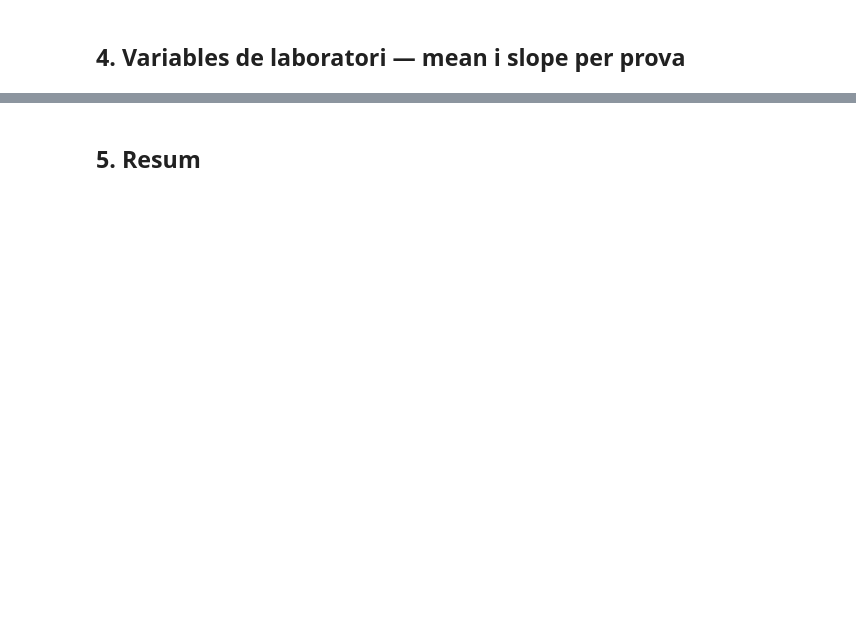
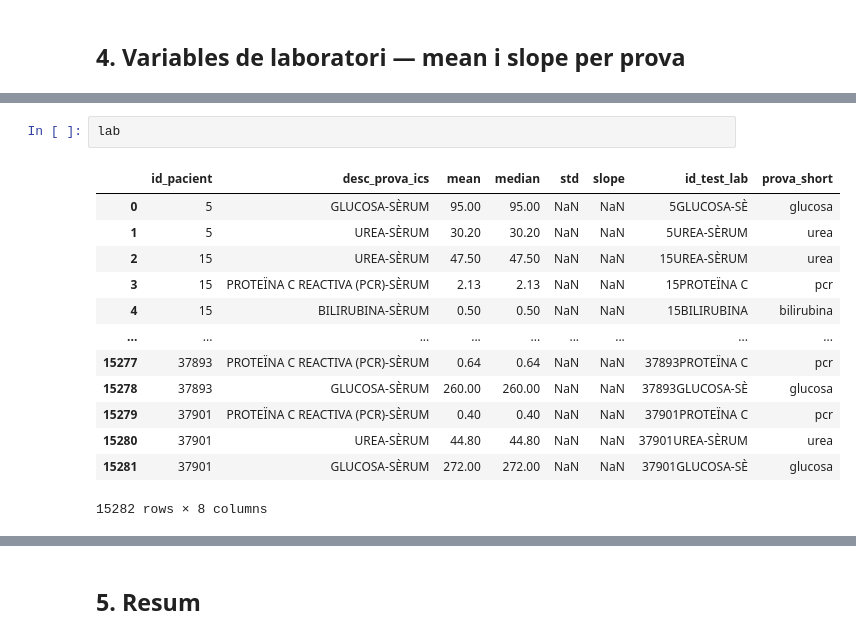
Before and after one commit to Marc-yes/TFG_MarcRoda, a Jupyter notebook: data/build_dataset.ipynb, the cells around one changed output, grey strips where cells are left out. Saved outputs shown, nothing was run; the diff lists cells and outputs as text; blank space fills up the shorter version.

```diff
--- a/data/build_dataset.ipynb
+++ b/data/build_dataset.ipynb
@@ -71,0 +173,16 @@ for file, (visit_id_col, new_col) in visit_tables.items():
+# %%
+lab
+# %% [output]
+|  | id_pacient | desc_prova_ics | mean | median | std | slope | id_test_lab | prova_short |
+| 0 | 5 | GLUCOSA-SÈRUM | 95.00 | 95.00 | NaN | NaN | 5GLUCOSA-SÈ | glucosa |
+| 1 | 5 | UREA-SÈRUM | 30.20 | 30.20 | NaN | NaN | 5UREA-SÈRUM | urea |
+| 2 | 15 | UREA-SÈRUM | 47.50 | 47.50 | NaN | NaN | 15UREA-SÈRUM | urea |
+| 3 | 15 | PROTEÏNA C REACTIVA (PCR)-SÈRUM | 2.13 | 2.13 | NaN | NaN | 15PROTEÏNA C | pcr |
+| 4 | 15 | BILIRUBINA-SÈRUM | 0.50 | 0.50 | NaN | NaN | 15BILIRUBINA | bilirubina |
+| ... | ... | ... | ... | ... | ... | ... | ... | ... |
+| 15277 | 37893 | PROTEÏNA C REACTIVA (PCR)-SÈRUM | 0.64 | 0.64 | NaN | NaN | 37893PROTEÏNA C | pcr |
+| 15278 | 37893 | GLUCOSA-SÈRUM | 260.00 | 260.00 | NaN | NaN | 37893GLUCOSA-SÈ | glucosa |
+| 15279 | 37901 | PROTEÏNA C REACTIVA (PCR)-SÈRUM | 0.40 | 0.40 | NaN | NaN | 37901PROTEÏNA C | pcr |
+| 15280 | 37901 | UREA-SÈRUM | 44.80 | 44.80 | NaN | NaN | 37901UREA-SÈRUM | urea |
+| 15281 | 37901 | GLUCOSA-SÈRUM | 272.00 | 272.00 | NaN | NaN | 37901GLUCOSA-SÈ | glucosa |
+15282 rows × 8 columns
```
Also changed, not shown: parts of 24 cells of this notebook.
